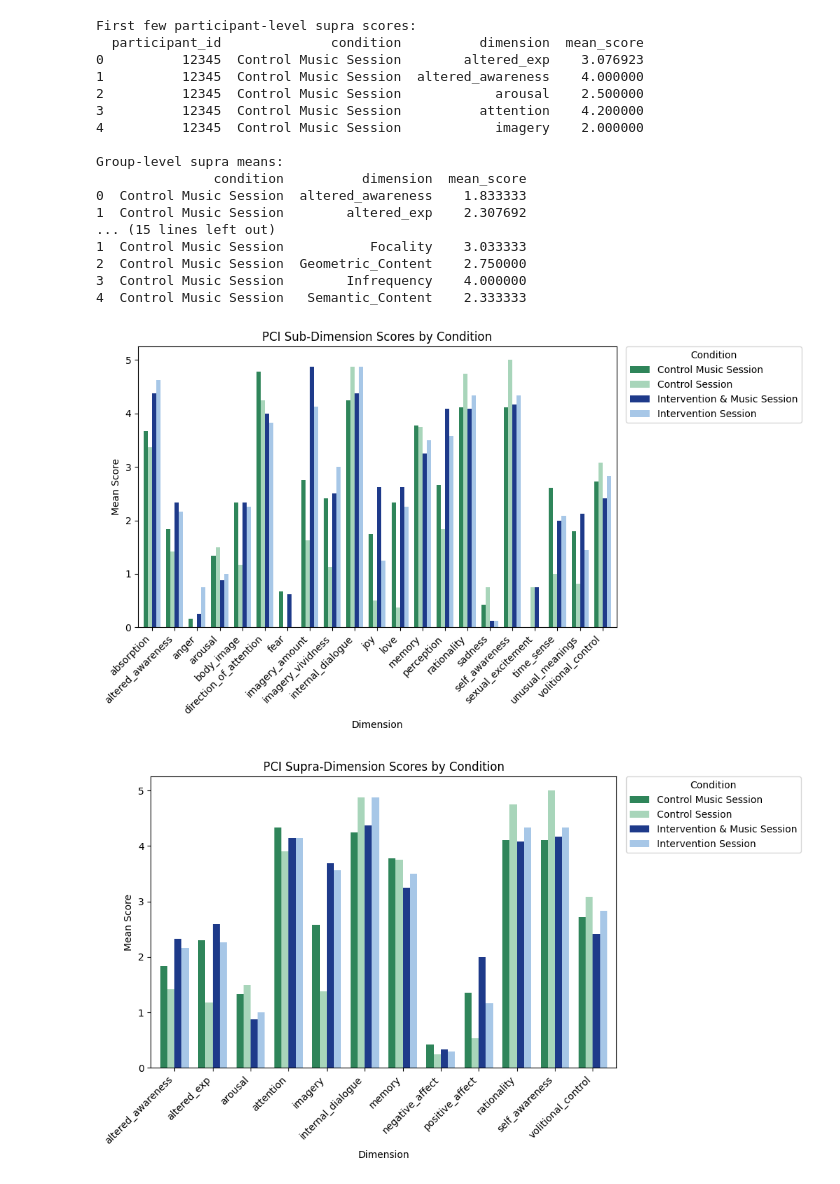
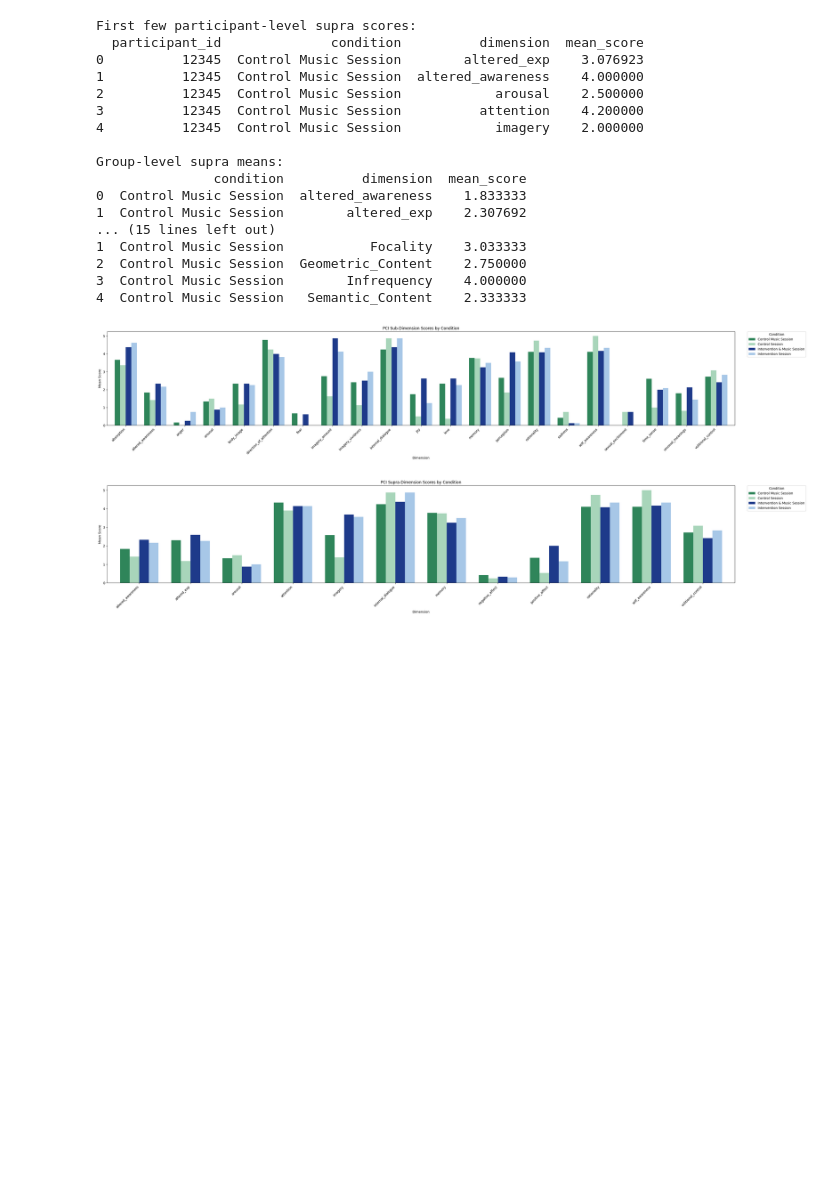
Before and after one commit to dannynacker/strobe_depression, a Jupyter notebook: pci_vhq_score.ipynb, the cells around one changed output. Drawn from its saved outputs; the diff is of its cells as text; code cells hidden in the pictures; blank space fills up the shorter version.

```diff
--- a/pci_vhq_score.ipynb
+++ b/pci_vhq_score.ipynb
@@ -240,7 +240,7 @@ def plot_grouped_bar(df, title):
     # Get color list matching the column order
     color_list = [condition_colors.get(cond, "#888888") for cond in pivot_df.columns]
 
-    ax = pivot_df.plot(kind="bar", figsize=(12, 6), width=0.75, color=color_list)
+    ax = pivot_df.plot(kind="bar", figsize=(36, 6), width=0.75, color=color_list)
 
     # Titles and axis labels
     plt.title(title)
@@ -250,32 +250,32 @@ def plot_grouped_bar(df, title):
 
     # Move legend outside plot area
     plt.legend(title="Condition", bbox_to_anchor=(1.02, 1), loc='upper left', borderaxespad=0)
 
     # Adjust layout to fit legend
     plt.tight_layout(rect=[0, 0, 0.85, 1])
     plt.show()
 
 # === Plot all three ===
 plot_grouped_bar(grouped_sub, "PCI Sub-Dimension Scores by Condition")
 plot_grouped_bar(grouped_supra, "PCI Supra-Dimension Scores by Condition")
 plot_grouped_bar(grouped_vhq_filtered, "6D-VHQ Scores by Condition")
 # %% [output]
 First few participant-level supra scores:
   participant_id              condition          dimension  mean_score
 0          12345  Control Music Session        altered_exp    3.076923
 1          12345  Control Music Session  altered_awareness    4.000000
 2          12345  Control Music Session            arousal    2.500000
 3          12345  Control Music Session          attention    4.200000
 4          12345  Control Music Session            imagery    2.000000
 
 Group-level supra means:
                condition          dimension  mean_score
 0  Control Music Session  altered_awareness    1.833333
 1  Control Music Session        altered_exp    2.307692
 ... (15 lines left out)
 1  Control Music Session           Focality    3.033333
 2  Control Music Session  Geometric_Content    2.750000
 3  Control Music Session        Infrequency    4.000000
 4  Control Music Session   Semantic_Content    2.333333
-[figure, old version]
+[figure, new version]
-[figure, old version]
+[figure, new version]
```
Also changed, not shown: parts of 1 cell of this notebook.
